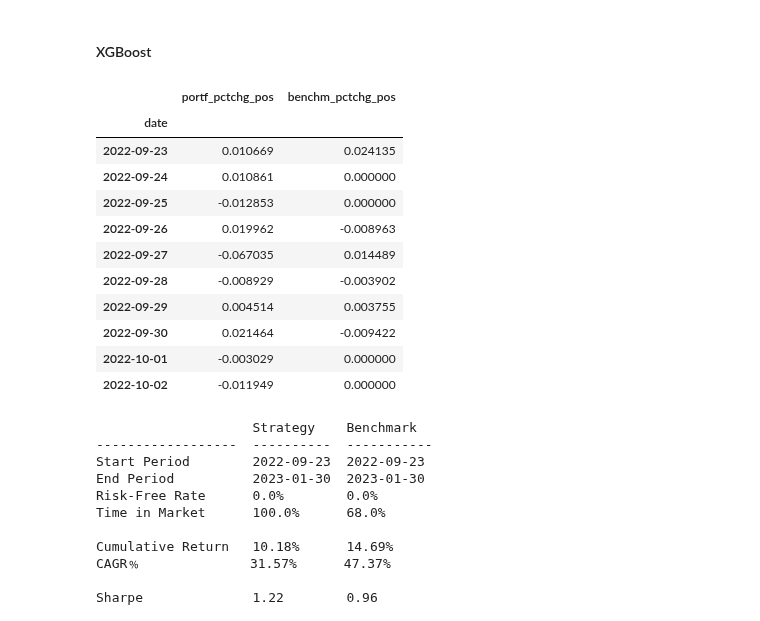
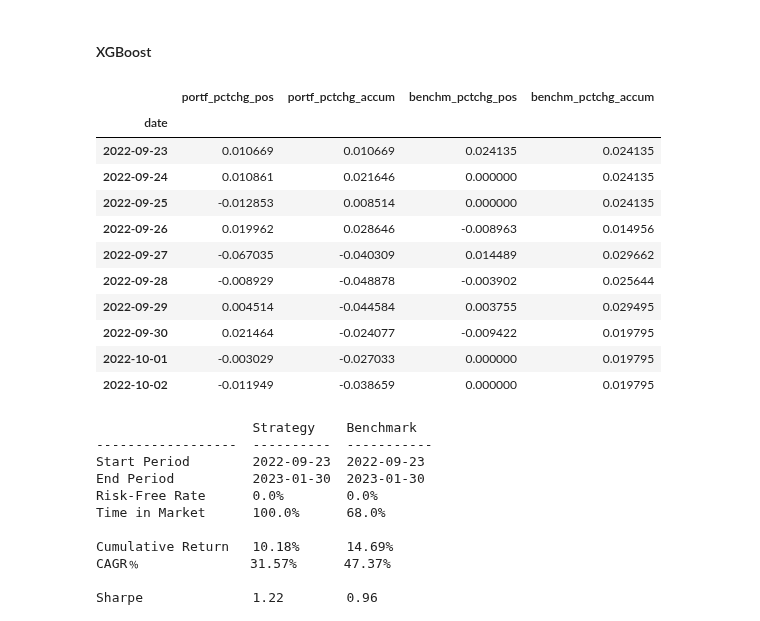
Before and after one commit to gpalazzo/crypto_msc_thesis, a Jupyter notebook: notebooks/reporting/portfolio_eval.ipynb, the cells around one changed output. Cells and saved outputs as stored; diff of their text form; code cells hidden in the pictures.

```diff
--- a/notebooks/reporting/portfolio_eval.ipynb
+++ b/notebooks/reporting/portfolio_eval.ipynb
@@ -226,8 +227,14 @@ df_ops[["close_time", "mean"]].set_index("close_time").sort_index(). \
 # %%
-df_benchmark = df_benchmark_portf_pnl[["close_time", "pctchg_pos"]] \
+df_benchmark = df_benchmark_portf_pnl[["close_time", "pctchg_pos", "logret_pos"]] \
                 .rename(columns={"close_time": "date"}) \
                 .set_index("date").sort_index()
 
+df_benchmark.loc[:, "logret_accum"] = df_benchmark["logret_pos"].cumsum()
+df_benchmark.loc[:, "pctchg_accum"] = np.exp(df_benchmark["logret_accum"]) - 1
+
+df_benchmark = df_benchmark[["pctchg_pos", "pctchg_accum"]].rename(columns={"pctchg_pos": "benchm_pctchg_pos",
+                                                                           "pctchg_accum": "benchm_pctchg_accum"})
+
 df_benchmark.index = pd.to_datetime(df_benchmark.index)
 # %% [markdown]
 #### XGBoost
@@ -235,35 +242,39 @@ df_benchmark.index = pd.to_datetime(df_benchmark.index)
 df_logret = df_xgb_portf_pnl[["close_time", "logret_pos"]]
 df_logret.loc[:, "date"] = df_logret["close_time"].dt.date
 # %%
-df_logret_daily = df_logret.groupby("date")["logret_pos"].sum()
+df_logret_daily = df_logret.groupby("date")["logret_pos"].sum().reset_index().set_index("date").sort_index()
 
-df_pctchg_daily = np.exp(df_logret_daily) - 1
+df_logret_daily.loc[:, "portf_logret_accum"] = df_logret_daily["logret_pos"].cumsum()
+
+df_logret_daily.loc[:, "portf_pctchg_accum"] = np.exp(df_logret_daily["portf_logret_accum"]) - 1
+df_logret_daily.loc[:, "portf_pctchg_pos"] = np.exp(df_logret_daily["logret_pos"]) - 1
+
+df_pctchg_daily = df_logret_daily[["portf_pctchg_pos", "portf_pctchg_accum"]]
+
 df_pctchg_daily.index = pd.to_datetime(df_pctchg_daily.index)
 # %%
 # full portfolio plot
-df_pctchg_daily_portf = pd.DataFrame(df_pctchg_daily, index=df_pctchg_daily.index) \
-                            .rename(columns={"logret_pos": "portf_pctchg_pos"})
-
-df_pctchg_daily_benchm = pd.DataFrame(df_benchmark, index=df_benchmark.index) \
-                            .rename(columns={"pctchg_pos": "benchm_pctchg_pos"})
+df_pctchg_daily_portf = pd.DataFrame(df_pctchg_daily, index=df_pctchg_daily.index)
+df_pctchg_daily_benchm = pd.DataFrame(df_benchmark, index=df_benchmark.index)
 
 df = df_pctchg_daily_portf.merge(df_pctchg_daily_benchm, left_index=True, right_index=True, how="left")
 # %%
-df = df.fillna(0)
+df.loc[:, "benchm_pctchg_pos"] = df["benchm_pctchg_pos"].fillna(0)
+df.loc[:, "benchm_pctchg_accum"] = df["benchm_pctchg_accum"].ffill()
 df.head(10)
 # %% [output]
-|  | portf_pctchg_pos | benchm_pctchg_pos |
-| date |  |  |
-| 2022-09-23 | 0.010669 | 0.024135 |
-| 2022-09-24 | 0.010861 | 0.000000 |
-| 2022-09-25 | -0.012853 | 0.000000 |
-| 2022-09-26 | 0.019962 | -0.008963 |
-| 2022-09-27 | -0.067035 | 0.014489 |
-| 2022-09-28 | -0.008929 | -0.003902 |
-| 2022-09-29 | 0.004514 | 0.003755 |
-| 2022-09-30 | 0.021464 | -0.009422 |
-| 2022-10-01 | -0.003029 | 0.000000 |
-| 2022-10-02 | -0.011949 | 0.000000 |
+|  | portf_pctchg_pos | portf_pctchg_accum | benchm_pctchg_pos | benchm_pctchg_accum |
+| date |  |  |  |  |
+| 2022-09-23 | 0.010669 | 0.010669 | 0.024135 | 0.024135 |
+| 2022-09-24 | 0.010861 | 0.021646 | 0.000000 | 0.024135 |
+| 2022-09-25 | -0.012853 | 0.008514 | 0.000000 | 0.024135 |
+| 2022-09-26 | 0.019962 | 0.028646 | -0.008963 | 0.014956 |
+| 2022-09-27 | -0.067035 | -0.040309 | 0.014489 | 0.029662 |
+| 2022-09-28 | -0.008929 | -0.048878 | -0.003902 | 0.025644 |
+| 2022-09-29 | 0.004514 | -0.044584 | 0.003755 | 0.029495 |
+| 2022-09-30 | 0.021464 | -0.024077 | -0.009422 | 0.019795 |
+| 2022-10-01 | -0.003029 | -0.027033 | 0.000000 | 0.019795 |
+| 2022-10-02 | -0.011949 | -0.038659 | 0.000000 | 0.019795 |
 # %%
 qs.reports.metrics(df["portf_pctchg_pos"], df["benchm_pctchg_pos"], grayscale=True, periods_per_year=360)
 # %% [output]
```
Also changed, not shown: parts of 26 cells of this notebook, 7 other files.
